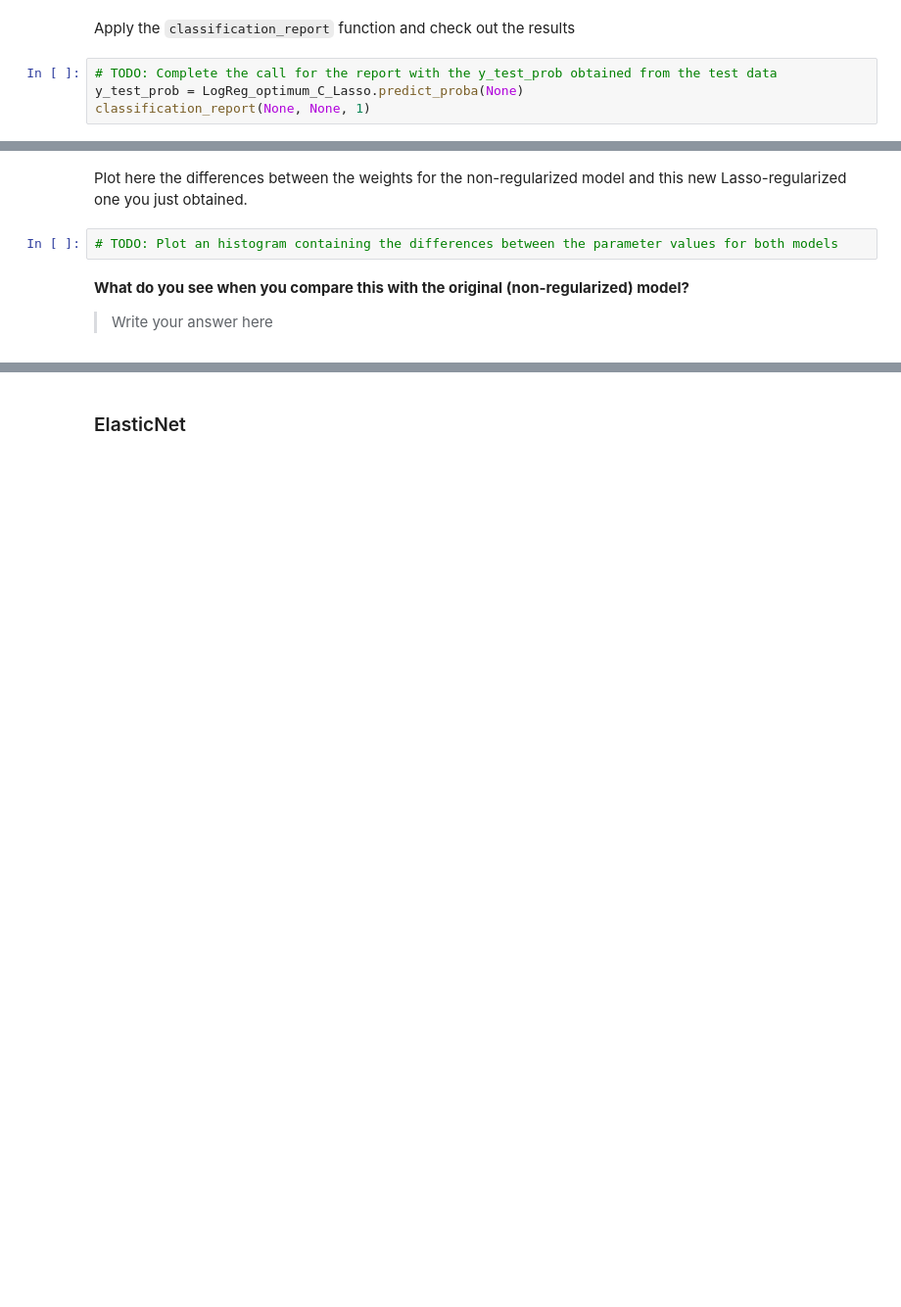
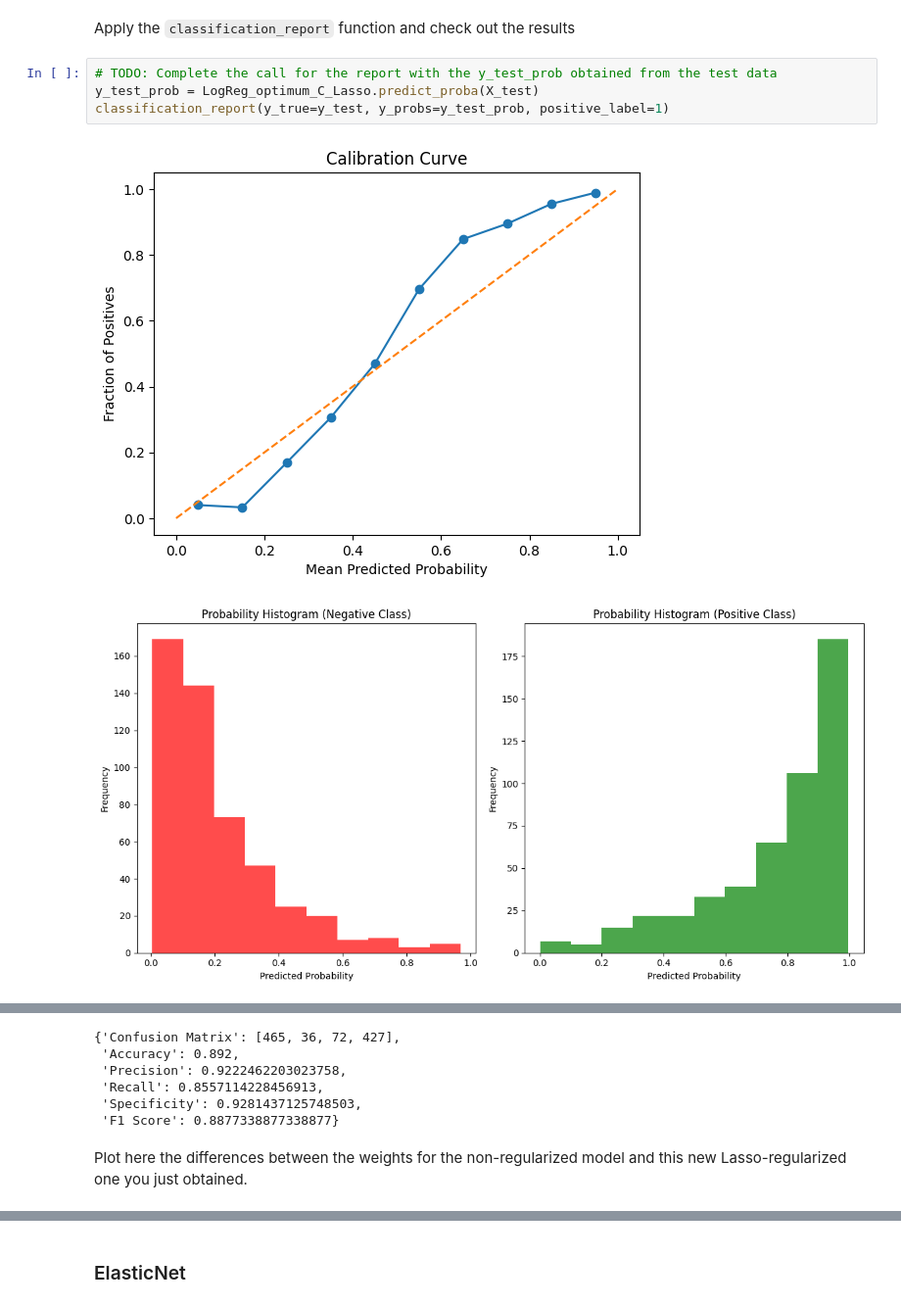
Before and after one commit to ICAI-IMAT-ML/p2-5-202304626, a Jupyter notebook: notebook/Lab2_5_LogisticRegression_and_regularization.ipynb, the cells around one changed output, grey strips where cells are left out. Shown at 98% size. Saved outputs shown, nothing was run; the diff lists cells and outputs as text; blank space fills up the shorter version.

```diff
--- a/notebook/Lab2_5_LogisticRegression_and_regularization.ipynb
+++ b/notebook/Lab2_5_LogisticRegression_and_regularization.ipynb
@@ -559,5 +556,8 @@ TypeError: unsupported operand type(s) for /: 'NoneType' and 'int'
 Apply the `classification_report` function and check out the results
 # %%
 # TODO: Complete the call for the report with the y_test_prob obtained from the test data
-y_test_prob = LogReg_optimum_C_Lasso.predict_proba(None)
-classification_report(None, None, 1)
+y_test_prob = LogReg_optimum_C_Lasso.predict_proba(X_test)
+classification_report(y_true=y_test, y_probs=y_test_prob, positive_label=1)
+# %% [output]
+[figure, added]
+[figure, added]
@@ -564,8 +565,8 @@ classification_report(None, None, 1)
+{'Confusion Matrix': [465, 36, 72, 427],
+ 'Accuracy': 0.892,
+ 'Precision': 0.9222462203023758,
+ 'Recall': 0.8557114228456913,
+ 'Specificity': 0.9281437125748503,
+ 'F1 Score': 0.8877338877338877}
 # %% [markdown]
 Plot here the differences between the weights for the non-regularized model and this new Lasso-regularized one you just obtained.
-# %%
-# TODO: Plot an histogram containing the differences between the parameter values for both models
-# %% [markdown]
-**What do you see when you compare this with the original (non-regularized) model?**
-
-> Write your answer here
```
Also changed, not shown: parts of 28 cells of this notebook.
